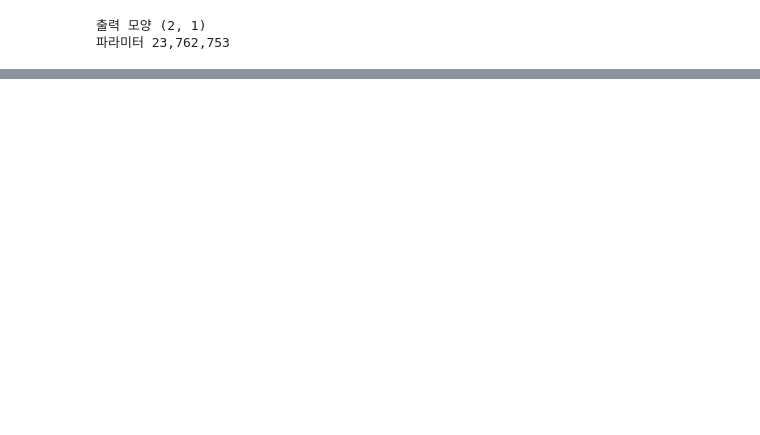
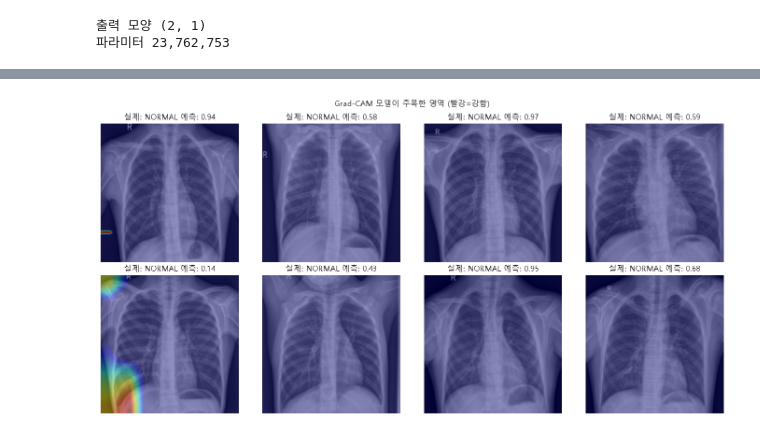
Before and after one commit to hjl4709/17-PyTorch, a Jupyter notebook: 06.ipynb, the cells around one changed output, grey strips where cells are left out. Saved outputs shown, nothing was run; the diff lists cells and outputs as text; code cells hidden in the pictures; blank space fills up the shorter version.

```diff
--- a/06.ipynb
+++ b/06.ipynb
@@ -336,0 +485,29 @@ plt.show()
+# %%
+target_layer = best.backbone.stages[-1]
+cam = GradCAM(best, target_layer)
+
+fig, ax = plt.subplots(2, 4, figsize=(14,7))
+it = iter(test_loader)
+xb, yb = next(it)
+
+for k in range(8):
+    i, j = divmod(k, 4)
+    x = xb[k:k+1].to(device)
+    lab = int(yb[k])
+
+    heat = cam(x)
+    img01 = denormalize(xb[k]).permute(1,2,0).numpy()
+
+    with torch.no_grad():
+        p = torch.sigmoid(best(x)).item()
+
+    ax[i, j].imshow(overlay_heatmap(heat, img01))
+    ax[i, j].set_title(f'실제: {class_labels[lab]} 예측: {p:.2f}')
+    ax[i, j].axis('off')
+
+cam.remove()
+plt.suptitle('Grad-CAM 모델이 주목한 영역 (빨강=강함)')
+plt.tight_layout()
+plt.show()
+# %% [output]
+[figure, added]
```
Also changed, not shown: parts of 8 cells of this notebook, 2 other files.
